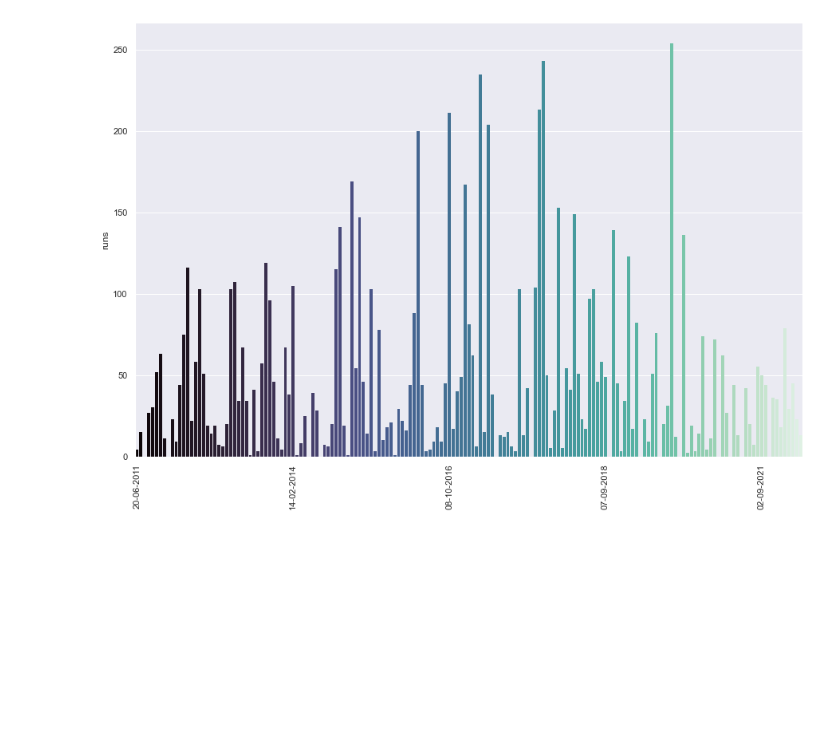
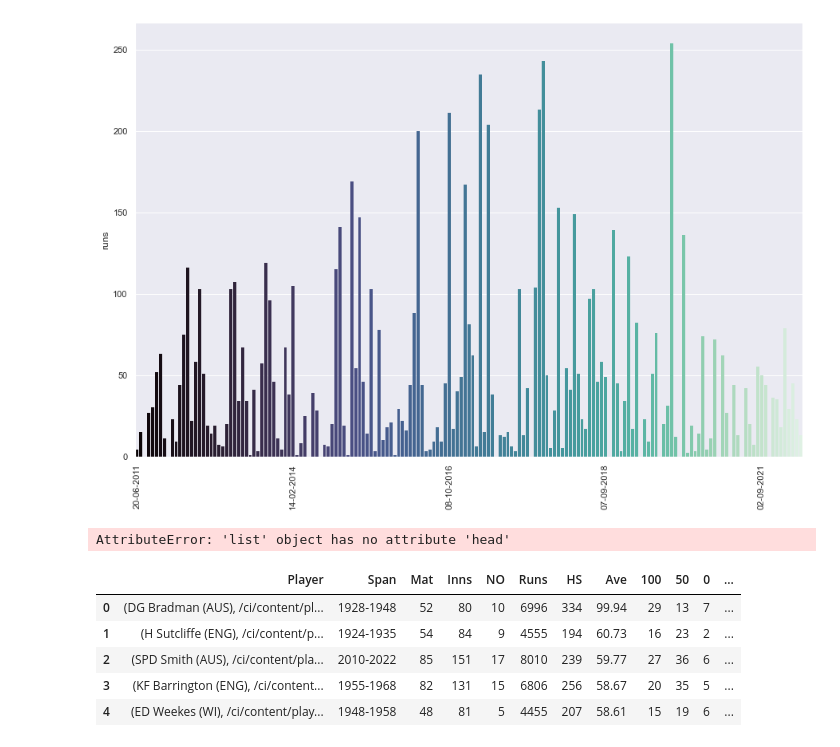
Before and after one commit to abhiramjoshi/cricket_analysis, a Jupyter notebook: codebase/Kohli/kohli_analysis.ipynb, the cells around one changed output. Cells and saved outputs as stored; diff of their text form; code cells hidden in the pictures; blank space fills up the shorter version.

```diff
--- a/codebase/Kohli/kohli_analysis.ipynb
+++ b/codebase/Kohli/kohli_analysis.ipynb
@@ -298,3 +320,18 @@ _ = plt.setp(ax.patches, linewidth=0)
 ax.xaxis.set_major_locator(plt.MaxNLocator(5))
 # %% [output]
 [figure]
+# %%
+top_players = wsf.read_statsguru('https://stats.espncricinfo.com/ci/engine/stats/index.html?class=1;filter=advanced;orderby=batting_average;qualmin1=30;qualval1=matches;template=results;type=batting', table_name='Overall figures')
+# %% [output]
+AttributeError: 'list' object has no attribute 'head'
+# %%
+top_players = pd.DataFrame(top_players[0])
+# %%
+top_players.head()
+# %% [output]
+|  | Player | Span | Mat | Inns | NO | Runs | HS | Ave | 100 | 50 | 0 | ... |
+| 0 | (DG Bradman (AUS), /ci/content/pl... | 1928-1948 | 52 | 80 | 10 | 6996 | 334 | 99.94 | 29 | 13 | 7 | ... |
+| 1 | (H Sutcliffe (ENG), /ci/content/p... | 1924-1935 | 54 | 84 | 9 | 4555 | 194 | 60.73 | 16 | 23 | 2 | ... |
+| 2 | (SPD Smith (AUS), /ci/content/pla... | 2010-2022 | 85 | 151 | 17 | 8010 | 239 | 59.77 | 27 | 36 | 6 | ... |
+| 3 | (KF Barrington (ENG), /ci/content... | 1955-1968 | 82 | 131 | 15 | 6806 | 256 | 58.67 | 20 | 35 | 5 | ... |
+| 4 | (ED Weekes (WI), /ci/content/play... | 1948-1958 | 48 | 81 | 5 | 4455 | 207 | 58.61 | 15 | 19 | 6 | ... |
```
Also changed, not shown: parts of 13 cells of this notebook, 1 other file.
